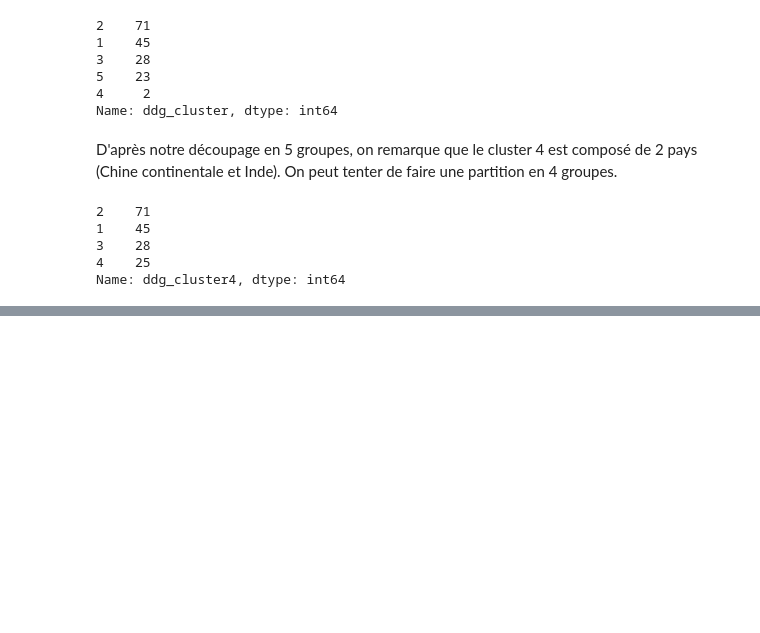
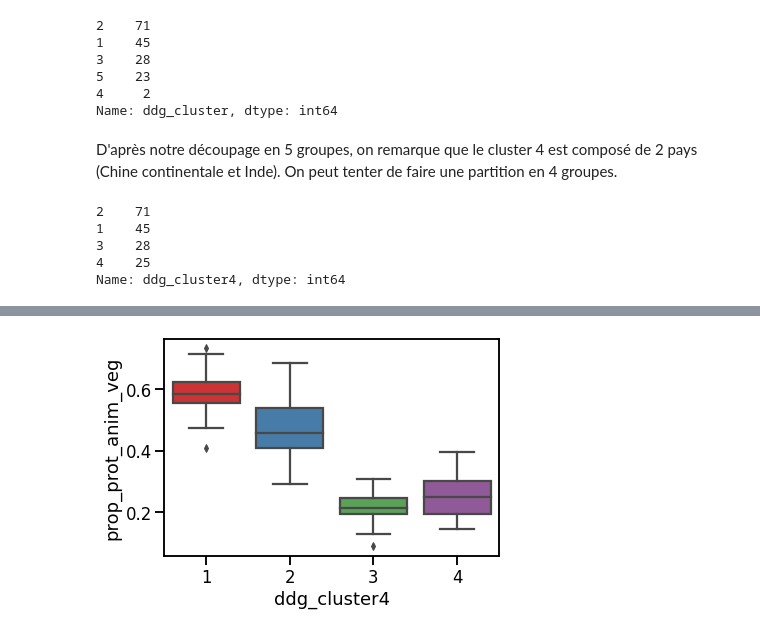
Before and after one commit to Sylvariane/etude_marche, a Jupyter notebook: P5_02_code.ipynb, the cells around one changed output, grey strips where cells are left out. Drawn from its saved outputs; the diff is of its cells as text; code cells hidden in the pictures; blank space fills up the shorter version.

```diff
--- a/P5_02_code.ipynb
+++ b/P5_02_code.ipynb
@@ -626,0 +667,5 @@ Une fois nos données ordonnées, on peut s'intéresser à faire une analyse des
+# %%
+_ = sns.boxplot(x='ddg_cluster4', y='prop_prot_anim_veg', data=bilan_alim)
+_ = plt.show()
+# %% [output]
+[figure, added]
```
Also changed, not shown: parts of 43 cells of this notebook.
